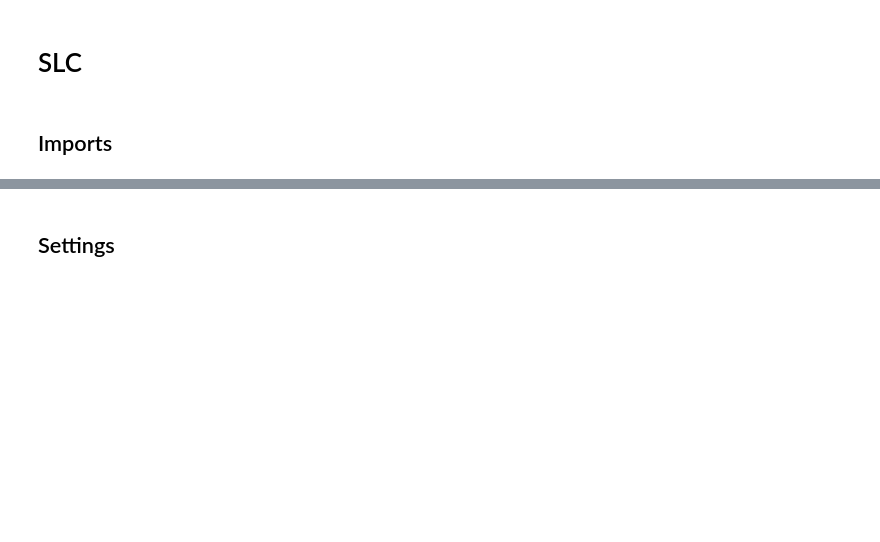
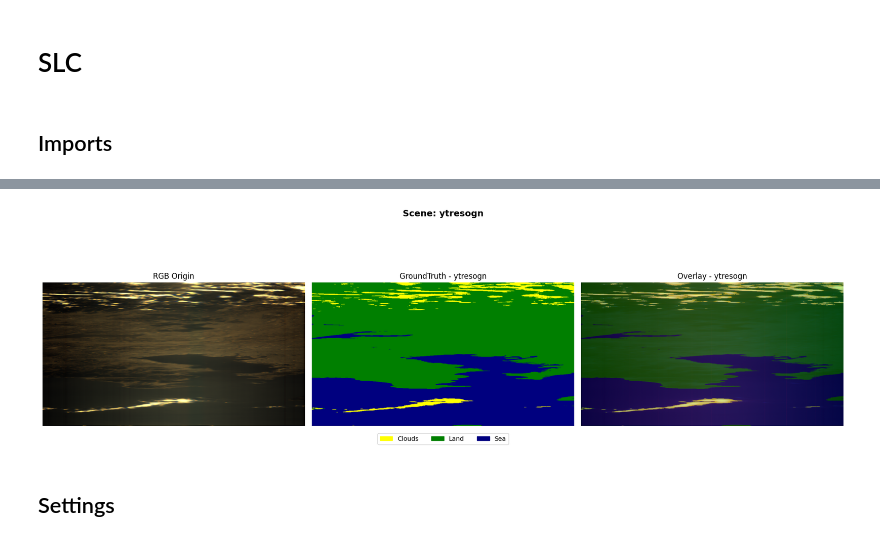
Before and after one commit to philipcmd/WaveSeg, a Jupyter notebook: SLC_Validation.ipynb, the cells around one changed output, grey strips where cells are left out. Saved outputs shown, nothing was run; the diff lists cells and outputs as text; code cells hidden in the pictures; blank space fills up the shorter version.

```diff
--- a/SLC_Validation.ipynb
+++ b/SLC_Validation.ipynb
@@ -58,0 +320,18 @@ ModuleNotFoundError: No module named 'hypso'
+# %%
+
+hyperspectral_data = data_cubes[-1]  # Last image
+print("Hyperspectral data shape:", hyperspectral_data.shape)
+
+label_file_path = r'C:\Users\Philip Shahdadfar\Downloads\kemigawa_2025-02-27T01-02-47Z-l1a_labels.dat'
+
+# Try loading with different dtypes
+labels = np.fromfile(label_file_path, dtype=np.uint8)  # Adjust dtype if necessary
+
+print("Labels raw shape:", labels.shape)  # Check the total number of elements
+print("First 20 elements:", labels[:20])  # Look at the first few values
+
+
+
+
+labels = labels.reshape((598, 1092))
+print("Corrected labels shape:", labels.shape)
@@ -59,3 +343,74 @@ ModuleNotFoundError: No module named 'hypso'
+# %%
+import numpy as np
+import matplotlib.pyplot as plt
+import spectral
+import matplotlib.patches as mpatches
+import matplotlib.colors as mcolors
+
+# class_names = { 1: "Snow", 2: "Land", 3: "Clouds", 4: "Sea"}
+
+# # Define a custom colormap
+# color_map = {
+#     1: (1, 1, 1),        # Snow (white)
+#     2: (0, 0.5, 0),      # Land (dark green)
+#     3: (1, 1, 0),        # Clouds (yellow)
+#     4: (0, 0, 0.5)       # Sea (dark blue)
+# }
+
+
+class_names = { 1: "Clouds", 2: "Land", 3: "Sea"}
+
+# Define a custom colormap
+color_map = {
+    1: (1, 1, 0),    # Clouds (yellow)
+    2: (0, 0.5, 0),      # Land (dark green)
+    3: (0, 0, 0.5)       # Sea (dark blue)
+}
+
+# Convert the colormap dictionary into a ListedColormap
+custom_cmap = mcolors.ListedColormap([color_map[i] for i in sorted(color_map.keys())])
+
+fig, axes = plt.subplots(1, 3, figsize=(18, 6))
+
+# Generate RGB images using different bands
+rgb_data_1 = spectral.get_rgb(hyperspectral_data, (29, 20, 10))
+rgb_data_2 = spectral.get_rgb(hyperspectral_data, (0, 10, 20))
+
+# Plot the original RGB image
+axes[0].imshow(rgb_data_1)
+axes[0].set_title('RGB Origin')
+axes[0].axis('off')
+
+# Plot the ground truth labels with the custom colormap
+im = axes[1].imshow(labels, cmap=custom_cmap)
+axes[1].set_title('GroundTruth - ytresogn')
+axes[1].axis('off')
+
+# Overlay labels onto another RGB representation
+axes[2].imshow(rgb_data_2)
+axes[2].imshow(labels, cmap=custom_cmap, alpha=0.5)
+axes[2].set_title('Overlay - ytresogn')
+axes[2].axis('off')
+
+# Extract unique labels present in the current label image
+unique_labels = np.unique(labels)
+
+# Create legend with corresponding colors
+patches = [
+    mpatches.Patch(color=color_map[label_val], label=class_names.get(label_val, f"Class {label_val}"))
+    for label_val in unique_labels
+]
+
+# Add legend below GroundTruth
+legend = axes[1].legend(handles=patches, loc='lower center',
+                        bbox_to_anchor=(0.5, -0.15), ncol=3, fontsize=10)
+
+plt.suptitle('Scene: ytresogn', fontsize=14, fontweight='bold')
+
+plt.tight_layout(rect=[0, 0, 1, 0.95])  # Adjust layout to fit suptitle
+plt.show()
+# %% [output]
+[figure, added]
 # %% [markdown]
 ## Settings
 # %%
```
Also changed, not shown: parts of 9 cells of this notebook.
